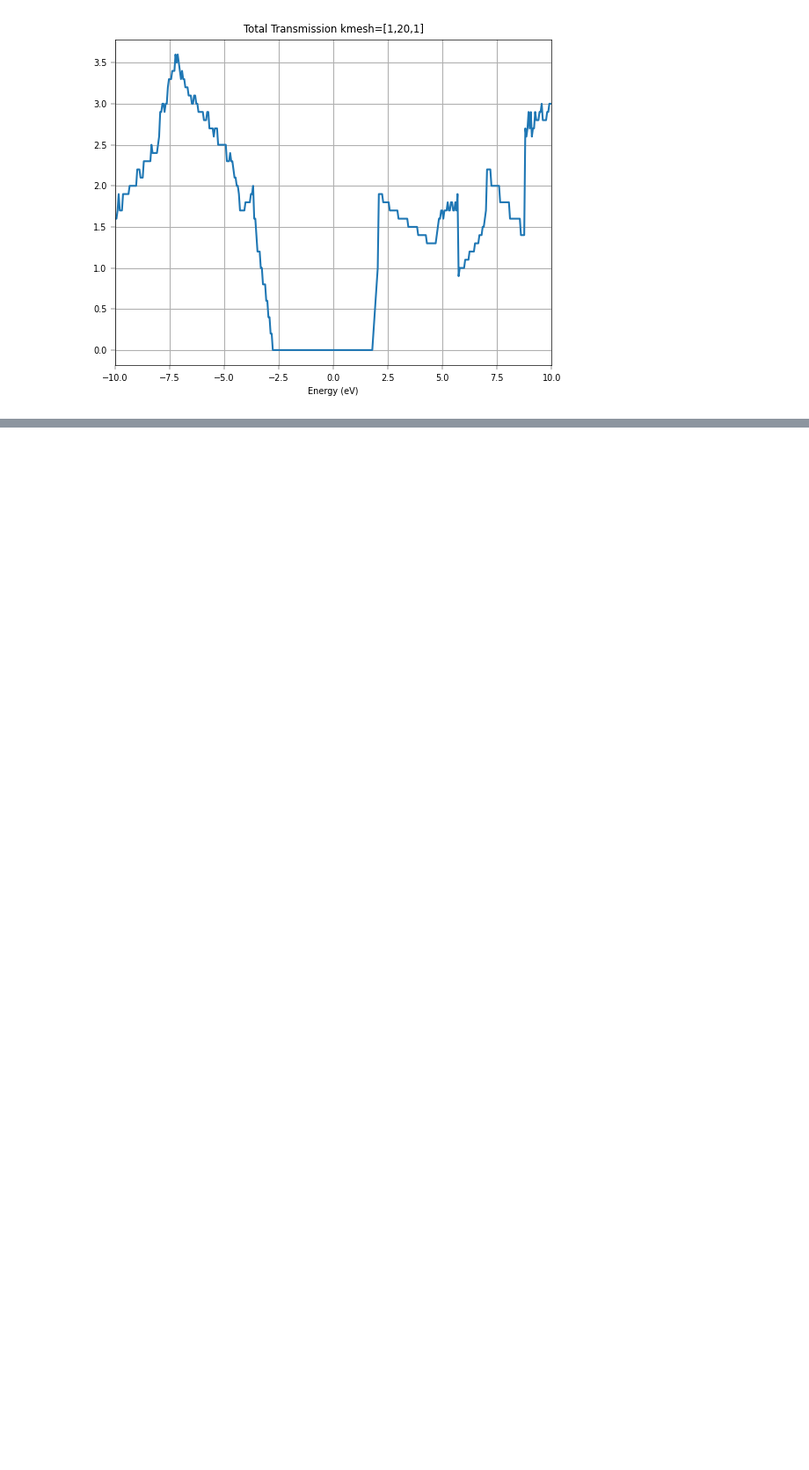
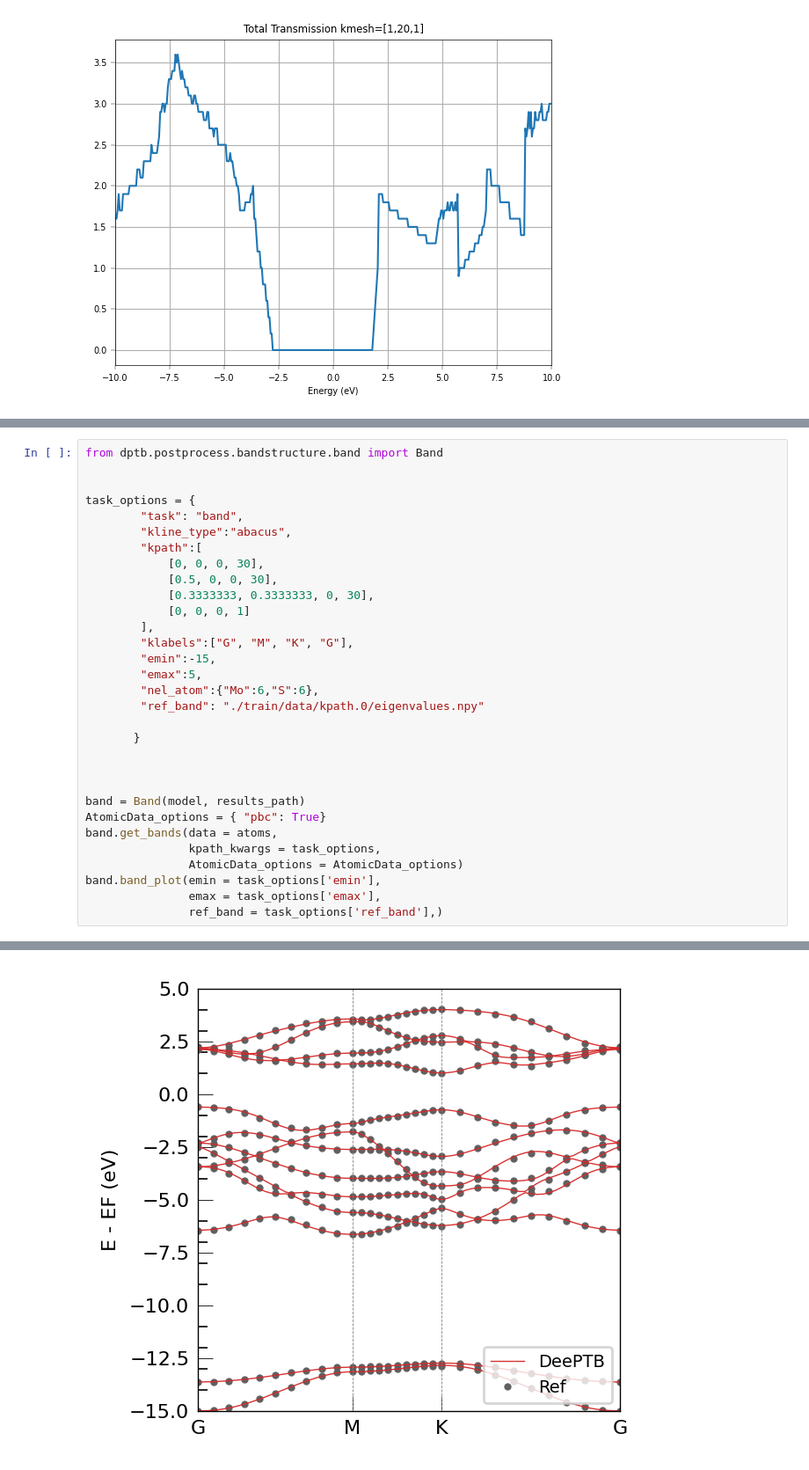
Before and after one commit to DeePTB-Lab/dpnegf, a Jupyter notebook: docs/hands_on/tutorial2_2d_mat.ipynb, the cells around one changed output, grey strips where cells are left out. Shown at 88% size. Saved outputs shown, nothing was run; the diff lists cells and outputs as text; blank space fills up the shorter version.

```diff
--- a/docs/hands_on/tutorial2_2d_mat.ipynb
+++ b/docs/hands_on/tutorial2_2d_mat.ipynb
@@ -664,0 +747,32 @@ KeyboardInterrupt:
+# %%
+from dptb.postprocess.bandstructure.band import Band
+
+
+task_options = {
+        "task": "band",
+        "kline_type":"abacus",
+        "kpath":[
+            [0, 0, 0, 30],
+            [0.5, 0, 0, 30],
+            [0.3333333, 0.3333333, 0, 30],
+            [0, 0, 0, 1]
+        ],
+        "klabels":["G", "M", "K", "G"],
+        "emin":-15,
+        "emax":5,
+        "nel_atom":{"Mo":6,"S":6},
+        "ref_band": "./train/data/kpath.0/eigenvalues.npy"
+
+       }
+
+
+
+band = Band(model, results_path)
+AtomicData_options = { "pbc": True}
+band.get_bands(data = atoms,
+               kpath_kwargs = task_options,
+               AtomicData_options = AtomicData_options)
+band.band_plot(emin = task_options['emin'],
+               emax = task_options['emax'],
+               ref_band = task_options['ref_band'],)
+# %% [output]
@@ -664,0 +787 @@ KeyboardInterrupt:
+[figure, added]
```
Also changed, not shown: parts of 15 cells of this notebook, 10 other files.
